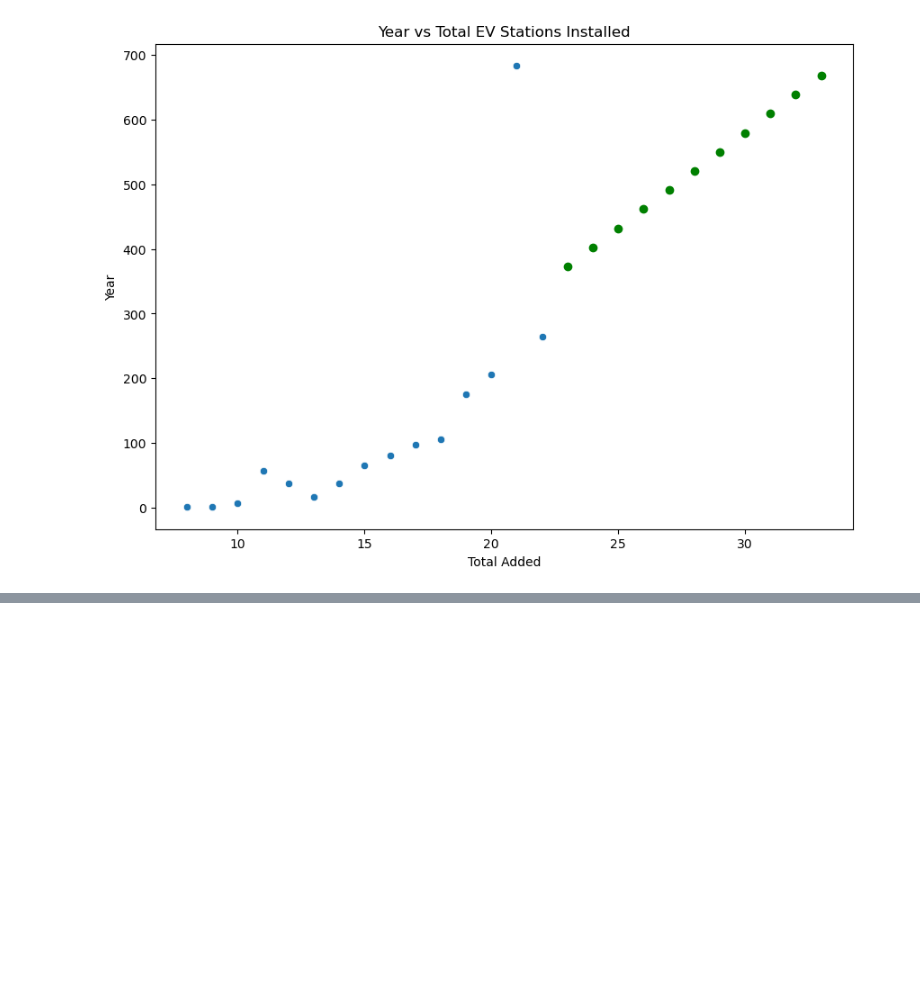
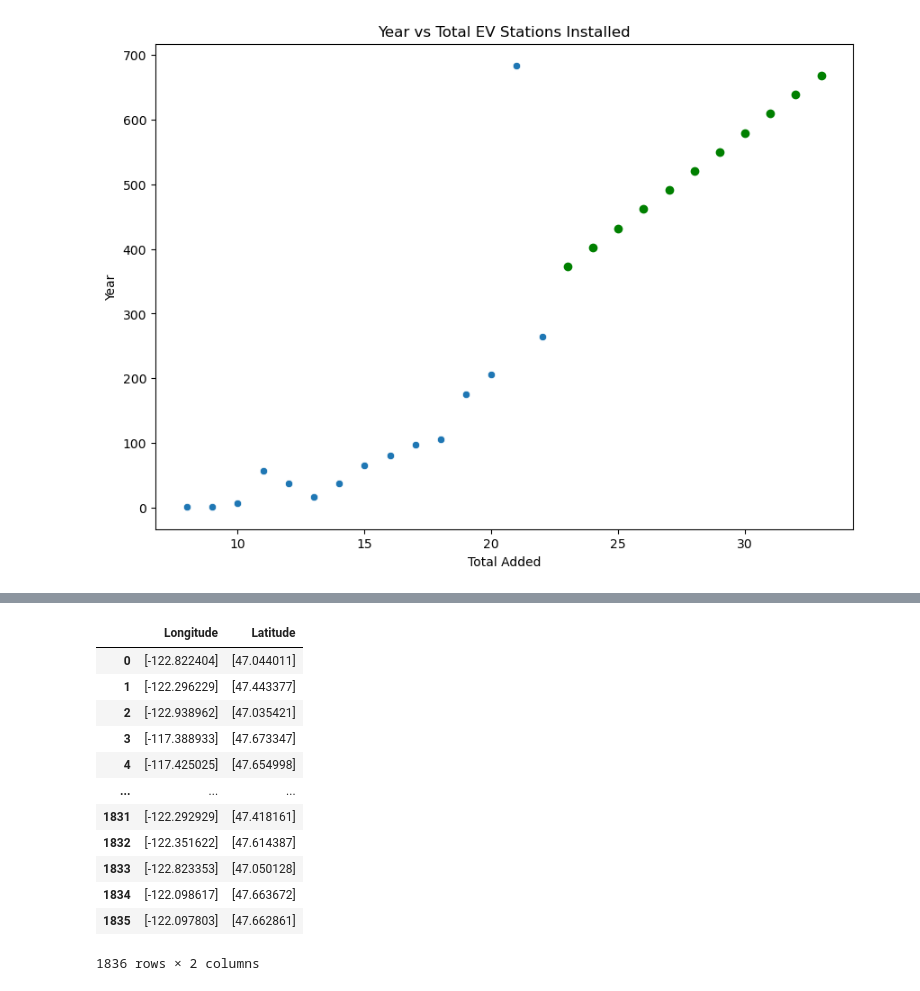
Before and after one commit to DavidN0809/ECGR-4105, a Jupyter notebook: Final Project/EV_Stations.ipynb, the cells around one changed output, grey strips where cells are left out. Cells and saved outputs as stored; diff of their text form; code cells hidden in the pictures; blank space fills up the shorter version.

```diff
--- a/Final Project/EV_Stations.ipynb
+++ b/Final Project/EV_Stations.ipynb
@@ -275,0 +307,24 @@ Text(0, 0.5, 'Year')
+# %%
+features = ['Latitude']
+lat=EV_Stations[features].values
+features = ['Longitude']
+log=EV_Stations[features].values
+
+zipped = list(zip(log, lat))
+
+y = pd.DataFrame(zipped, columns=['Longitude','Latitude'])
+y
+# %% [output]
+|  | Longitude | Latitude |
+| 0 | [-122.822404] | [47.044011] |
+| 1 | [-122.296229] | [47.443377] |
+| 2 | [-122.938962] | [47.035421] |
+| 3 | [-117.388933] | [47.673347] |
+| 4 | [-117.425025] | [47.654998] |
+| ... | ... | ... |
+| 1831 | [-122.292929] | [47.418161] |
+| 1832 | [-122.351622] | [47.614387] |
+| 1833 | [-122.823353] | [47.050128] |
+| 1834 | [-122.098617] | [47.663672] |
+| 1835 | [-122.097803] | [47.662861] |
+1836 rows × 2 columns
```
Also changed, not shown: parts of 3 cells of this notebook, 1 other file.
